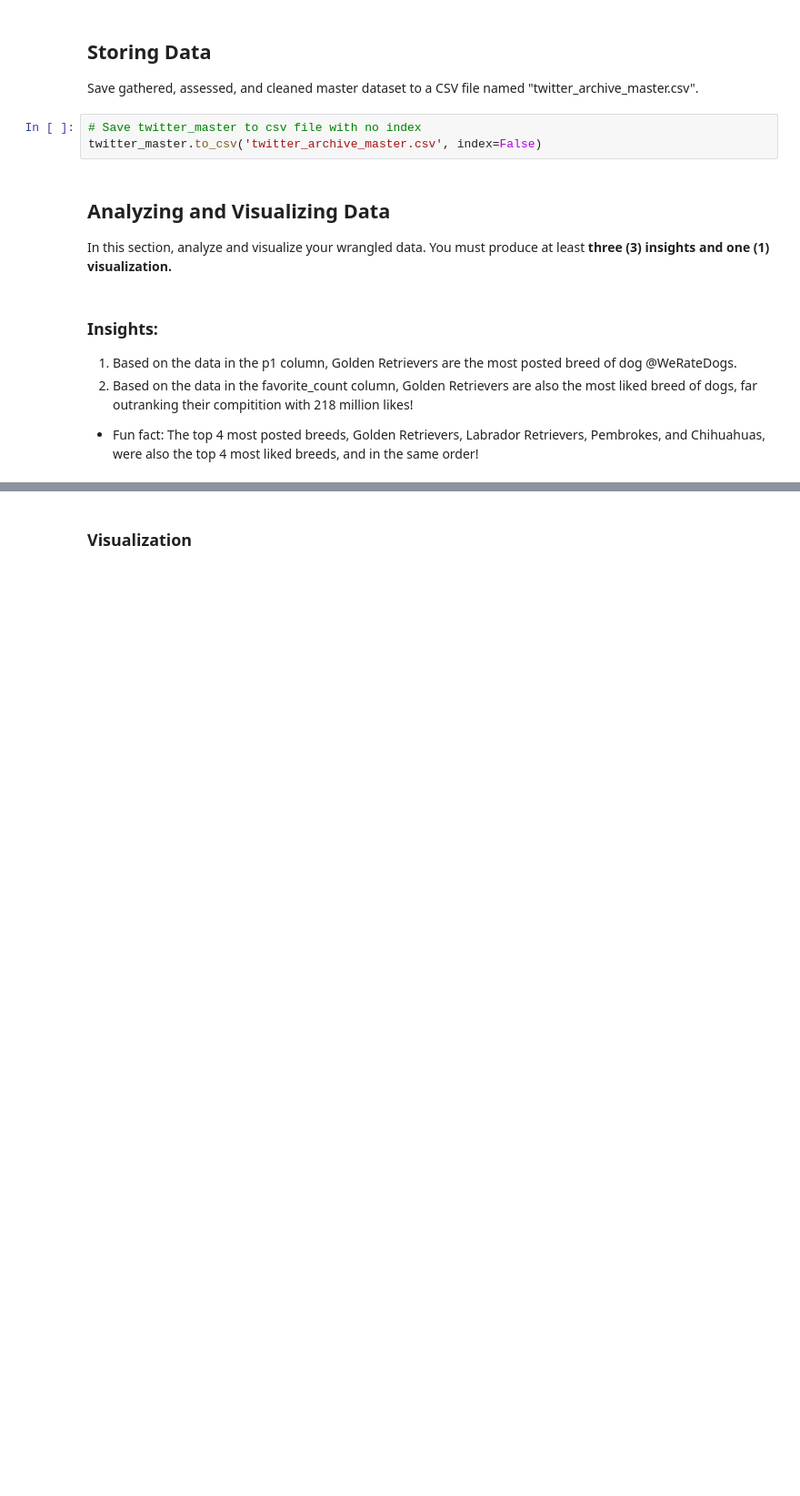
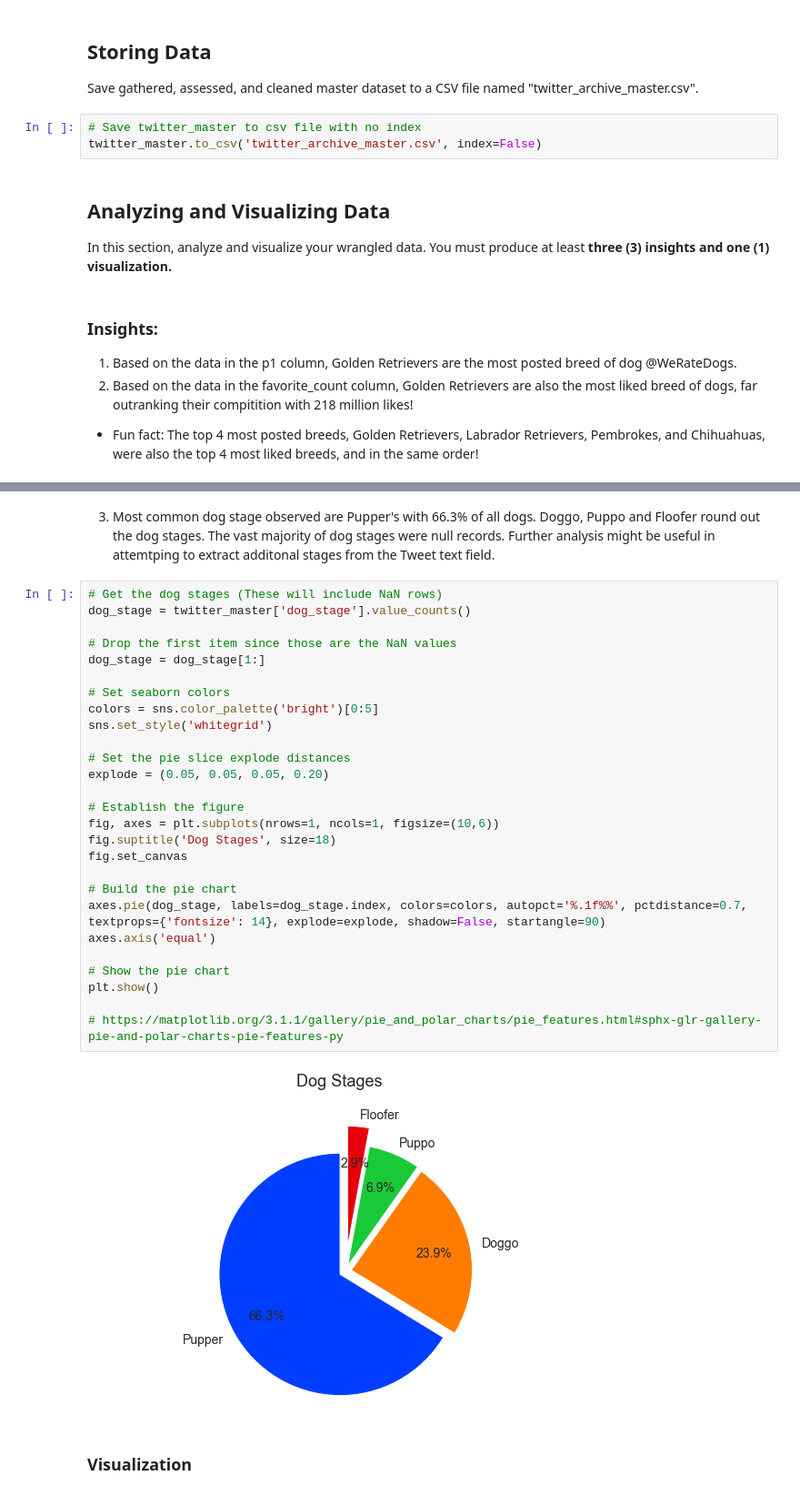
Before and after one commit to GaryLBentley/wrangle_analyze_data, a Jupyter notebook: wrangle_act.ipynb, the cells around one changed output, grey strips where cells are left out. Shown at 91% size. Saved outputs shown, nothing was run; the diff lists cells and outputs as text; blank space fills up the shorter version.

```diff
--- a/wrangle_act.ipynb
+++ b/wrangle_act.ipynb
@@ -767,2 +766,33 @@ plt.show()
+# %% [markdown]
+3. Most common dog stage observed are Pupper's with 66.3% of all dogs. Doggo, Puppo and Floofer round out the dog stages. The vast majority of dog stages were null records. Further analysis might be useful in attemtping to extract additonal stages from the Tweet text field.
+# %%
+# Get the dog stages (These will include NaN rows)
+dog_stage = twitter_master['dog_stage'].value_counts()
+
+# Drop the first item since those are the NaN values
+dog_stage = dog_stage[1:]
+
+# Set seaborn colors
+colors = sns.color_palette('bright')[0:5]
+sns.set_style('whitegrid')
+
+# Set the pie slice explode distances
+explode = (0.05, 0.05, 0.05, 0.20)
+
+# Establish the figure
+fig, axes = plt.subplots(nrows=1, ncols=1, figsize=(10,6))
+fig.suptitle('Dog Stages', size=18)
+fig.set_canvas
+
+# Build the pie chart
+axes.pie(dog_stage, labels=dog_stage.index, colors=colors, autopct='%.1f%%', pctdistance=0.7, textprops={'fontsize': 14}, explode=explode, shadow=False, startangle=90)
+axes.axis('equal')
+
+# Show the pie chart
+plt.show()
+
+# https://matplotlib.org/3.1.1/gallery/pie_and_polar_charts/pie_features.html#sphx-glr-gallery-pie-and-polar-charts-pie-features-py
+# %% [output]
+[figure, added]
 # %% [markdown]
 ### Visualization
```
Also changed, not shown: parts of 12 cells of this notebook.
